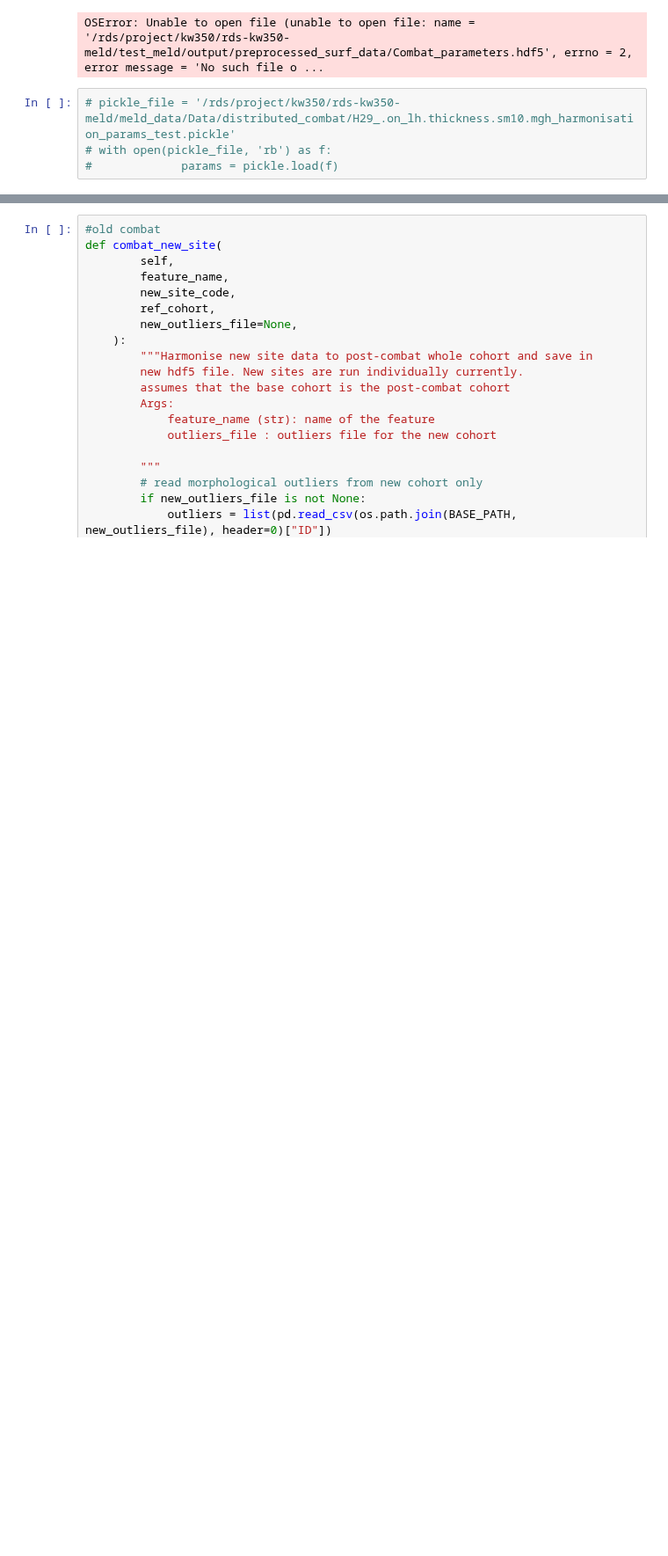
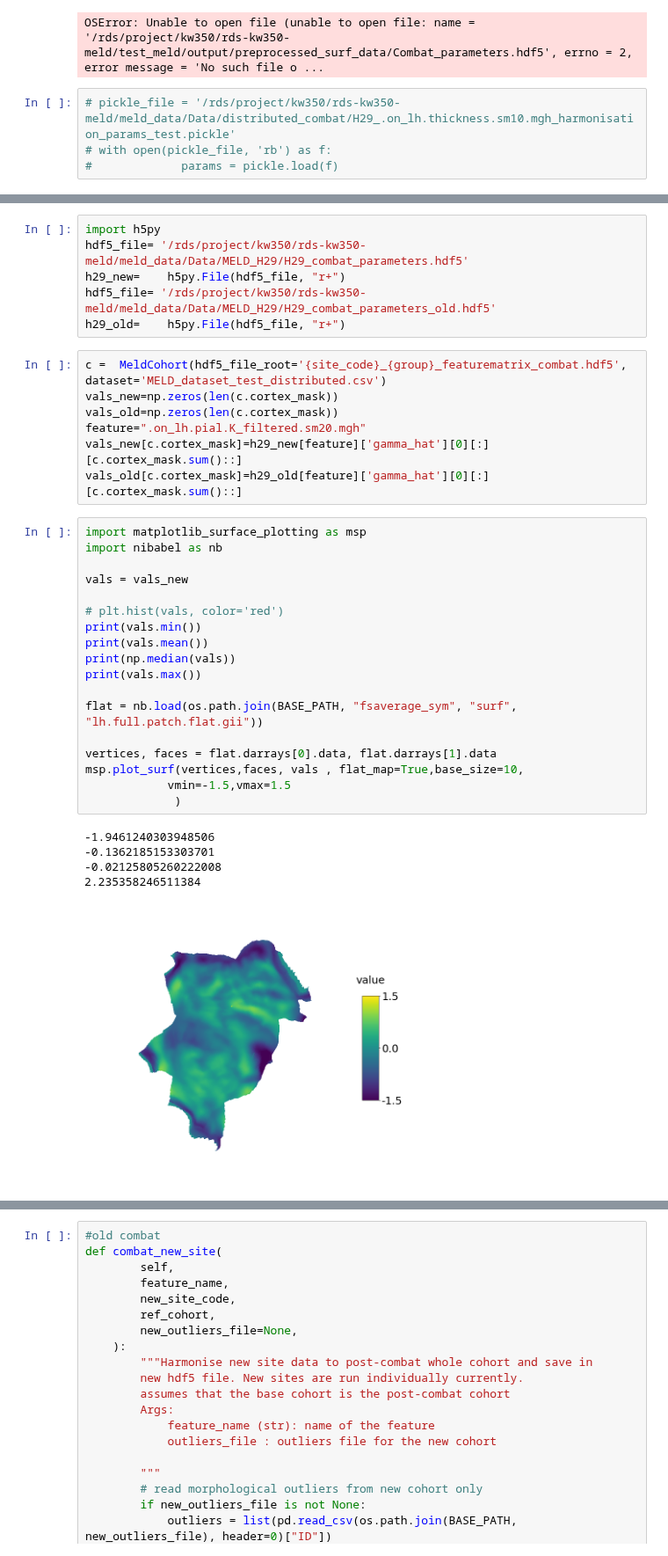
Before and after one commit to MELDProject/meld_classifier, a Jupyter notebook: notebooks/distributed_neurcombat.ipynb, the cells around one changed output, grey strips where cells are left out. Shown at 88% size. Drawn from its saved outputs; the diff is of its cells as text; blank space fills up the shorter version.

```diff
--- a/notebooks/distributed_neurcombat.ipynb
+++ b/notebooks/distributed_neurcombat.ipynb
@@ -313,0 +395,37 @@ for i,s in enumerate(r['.on_lh.thickness.sm10.mgh']['batches'].attrs["values"].a
+# %%
+import h5py
+hdf5_file= '/rds/project/kw350/rds-kw350-meld/meld_data/Data/MELD_H29/H29_combat_parameters.hdf5'
+h29_new=    h5py.File(hdf5_file, "r+")
+hdf5_file= '/rds/project/kw350/rds-kw350-meld/meld_data/Data/MELD_H29/H29_combat_parameters_old.hdf5'
+h29_old=    h5py.File(hdf5_file, "r+")
+# %%
+c =  MeldCohort(hdf5_file_root='{site_code}_{group}_featurematrix_combat.hdf5', dataset='MELD_dataset_test_distributed.csv')
+vals_new=np.zeros(len(c.cortex_mask))
+vals_old=np.zeros(len(c.cortex_mask))
+feature=".on_lh.pial.K_filtered.sm20.mgh"
+vals_new[c.cortex_mask]=h29_new[feature]['gamma_hat'][0][:][c.cortex_mask.sum()::]
+vals_old[c.cortex_mask]=h29_old[feature]['gamma_hat'][0][:][c.cortex_mask.sum()::]
+# %%
+import matplotlib_surface_plotting as msp
+import nibabel as nb
+
+vals = vals_new
+
+# plt.hist(vals, color='red')
+print(vals.min())
+print(vals.mean())
+print(np.median(vals))
+print(vals.max())
+
+flat = nb.load(os.path.join(BASE_PATH, "fsaverage_sym", "surf", "lh.full.patch.flat.gii"))
+
+vertices, faces = flat.darrays[0].data, flat.darrays[1].data
+msp.plot_surf(vertices,faces, vals , flat_map=True,base_size=10,
+            vmin=-1.5,vmax=1.5
+             )
+# %% [output]
+-1.9461240303948506
+-0.1362185153303701
+-0.02125805260222008
+2.235358246511384
+[figure, added]
```
Also changed, not shown: parts of 28 cells of this notebook, 8 other files.
